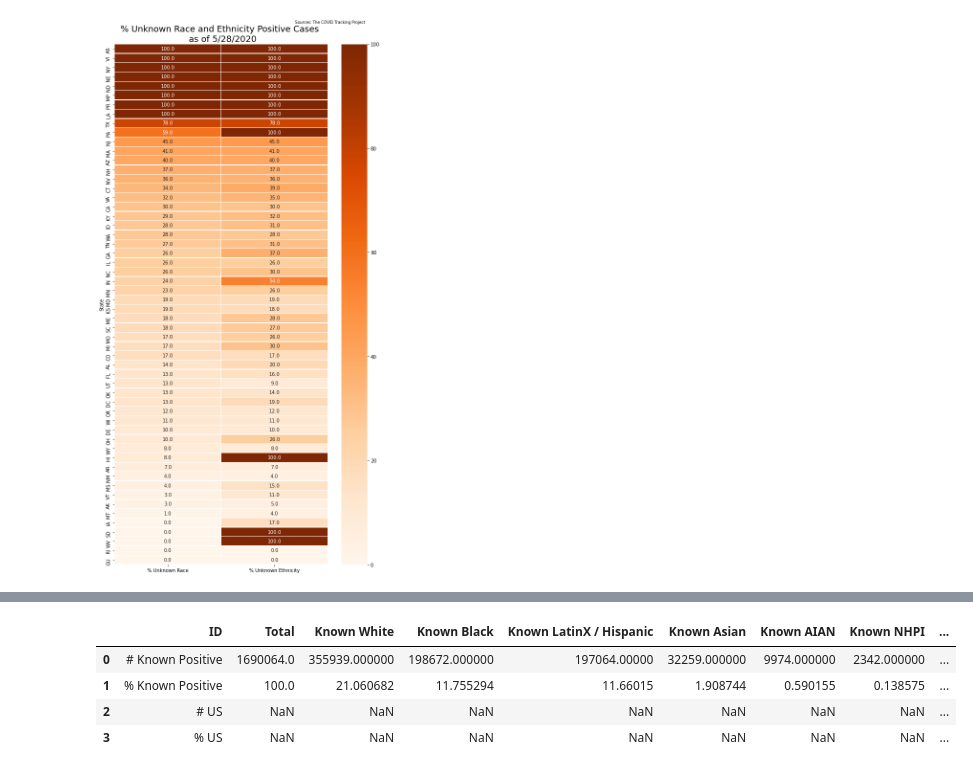
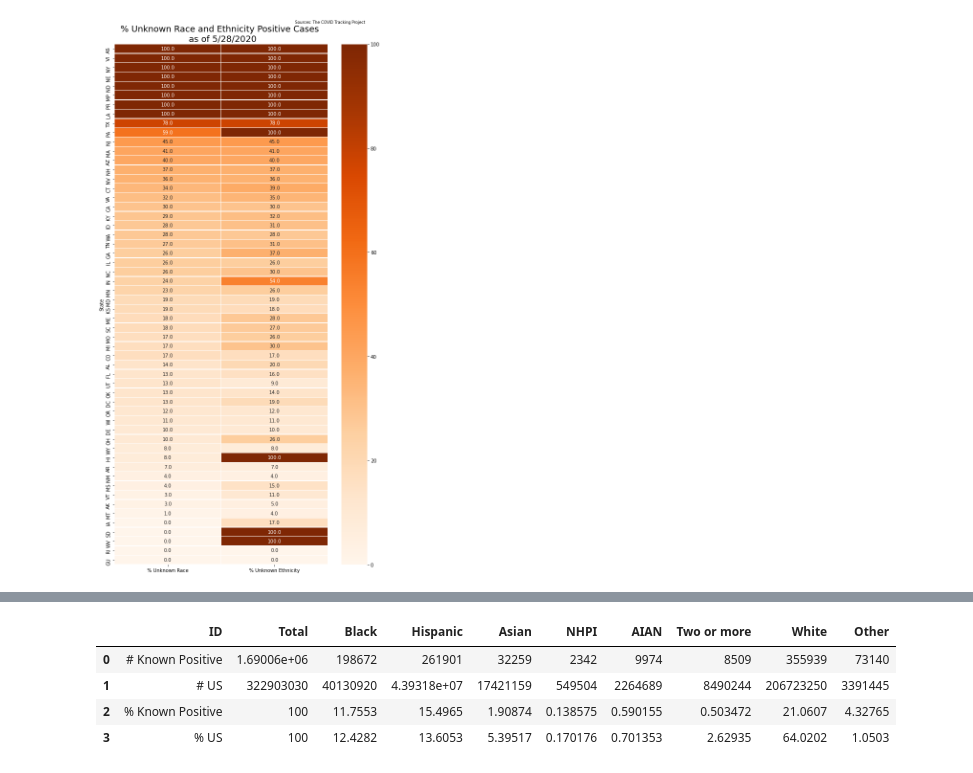
Before and after one commit to hanesy/covid-tracking, a Jupyter notebook: race-data-exploration.ipynb, the cells around one changed output, grey strips where cells are left out. Cells and saved outputs as stored; diff of their text form; code cells hidden in the pictures.

```diff
--- a/race-data-exploration.ipynb
+++ b/race-data-exploration.ipynb
@@ -46,13 +57,14 @@ data_df.head()
 drop_columns = ["Update Time", "Source", "Last Check", "Checker", "DC"]
 
 positive_df = data_df.iloc[:, np.r_[0:positive_index, positive_index:death_index]]
-positive_df = positive_df.iloc[:, :-1]
+# positive_df = positive_df.iloc[:, :-1]
 positive_df = positive_df.drop(drop_columns, axis = 1)
 
 death_df = data_df.iloc[:, np.r_[0:positive_index, death_index:negative_index]]
-death_df = death_df.iloc[:, :-1]
+# death_df = death_df.iloc[:, :-1]
 death_df = death_df.drop(drop_columns, axis = 1)
 
-negative_df = data_df.iloc[:, np.r_[0:positive_index, negative_index:]]
-negative_df = negative_df.iloc[:, :-1]
+# Note negatives data does not have a total column
+negative_df = data_df.iloc[:, np.r_[0:positive_index, negative_index:new_last_index]]
+# negative_df = negative_df.iloc[:, :-1]
 negative_df = negative_df.drop(drop_columns, axis = 1)
@@ -78,0 +213,8 @@ positive_df
+# %%
+for column in deaths_unknown_us.columns:
+    if column != "ID":
+        values = (deaths_unknown_us[column]/deaths_unknown_us['Total']).values
+        deaths_unknown_us.loc[[2], column] = values[0]*100
+        deaths_unknown_us.loc[[3], column] = values[1]*100
+
+deaths_unknown_us
@@ -138,20 +395,22 @@ for column in positive_unknown_states.columns:
     positive_unknown_states[column] = positive_unknown_states[column].astype('float')
 
 new_col = ['Total',
- 'Known White ',
- 'Known Black ',
- 'Known LatinX / Hispanic',
- 'Known Asian',
- 'Known AIAN',
- 'Known NHPI',
- 'Known Multiracial ',
+ 'White',
+ 'Black',
+ 'LatinX / Hispanic',
+ 'Asian',
+ 'AIAN',
+ 'NHPI',
+ 'Two or more',
  'Other',
  'Unknown Race',
- 'Known Hispanic',
- 'Known Non-Hispanic',
+ 'Hispanic',
+ 'Non-Hispanic',
  'Unknown Ethnicity']
 
 positive_unknown_states.columns = new_col
+
+positive_unknown_states = positive_unknown_states[pop_columns[1:]]
 
 positive_unknown_us = pd.DataFrame(positive_unknown_states.sum()).T
 
@@ -160,8 +419,9 @@ cols = list(positive_unknown_us.columns.values)
 cols = cols[-1:] + cols[:-1]
 positive_unknown_us = positive_unknown_us[cols]
 
+positive_unknown_us = pd.concat([positive_unknown_us, pop_us])
+
 positive_unknown_us = positive_unknown_us.append({"ID": "% Known Positive"}, ignore_index = True)
-positive_unknown_us = positive_unknown_us.append({"ID": "# US"}, ignore_index = True)
 positive_unknown_us = positive_unknown_us.append({"ID": "% US"}, ignore_index = True)
 positive_unknown_us
 # %% [output]
@@ -173,14 +433,15 @@ positive_unknown_us
 # %%
 for column in positive_unknown_us.columns:
     if column != "ID":
-        value = (positive_unknown_us[column]/positive_unknown_us['Total']).values[0]
-        positive_unknown_us.loc[[1], column] = value*100
+        values = (positive_unknown_us[column]/positive_unknown_us['Total']).values
+        positive_unknown_us.loc[[2], column] = values[0]*100
+        positive_unknown_us.loc[[3], column] = values[1]*100
 
 positive_unknown_us
 # %% [output]
-|  | ID | Total | Known White | Known Black | Known LatinX / Hispanic | Known Asian | Known AIAN | Known NHPI | ... |
-| 0 | # Known Positive | 1690064.0 | 355939.000000 | 198672.000000 | 197064.00000 | 32259.000000 | 9974.000000 | 2342.000000 | ... |
-| 1 | % Known Positive | 100.0 | 21.060682 | 11.755294 | 11.66015 | 1.908744 | 0.590155 | 0.138575 | ... |
-| 2 | # US | NaN | NaN | NaN | NaN | NaN | NaN | NaN | ... |
-| 3 | % US | NaN | NaN | NaN | NaN | NaN | NaN | NaN | ... |
+|  | ID | Total | Black | Hispanic | Asian | NHPI | AIAN | Two or more | White | Other |
+| 0 | # Known Positive | 1.69006e+06 | 198672 | 261901 | 32259 | 2342 | 9974 | 8509 | 355939 | 73140 |
+| 1 | # US | 322903030 | 40130920 | 4.39318e+07 | 17421159 | 549504 | 2264689 | 8490244 | 206723250 | 3391445 |
+| 2 | % Known Positive | 100 | 11.7553 | 15.4965 | 1.90874 | 0.138575 | 0.590155 | 0.503472 | 21.0607 | 4.32765 |
+| 3 | % US | 100 | 12.4282 | 13.6053 | 5.39517 | 0.170176 | 0.701353 | 2.62935 | 64.0202 | 1.0503 |
 # %%
```
Also changed, not shown: parts of 28 cells of this notebook, 6 other files.
